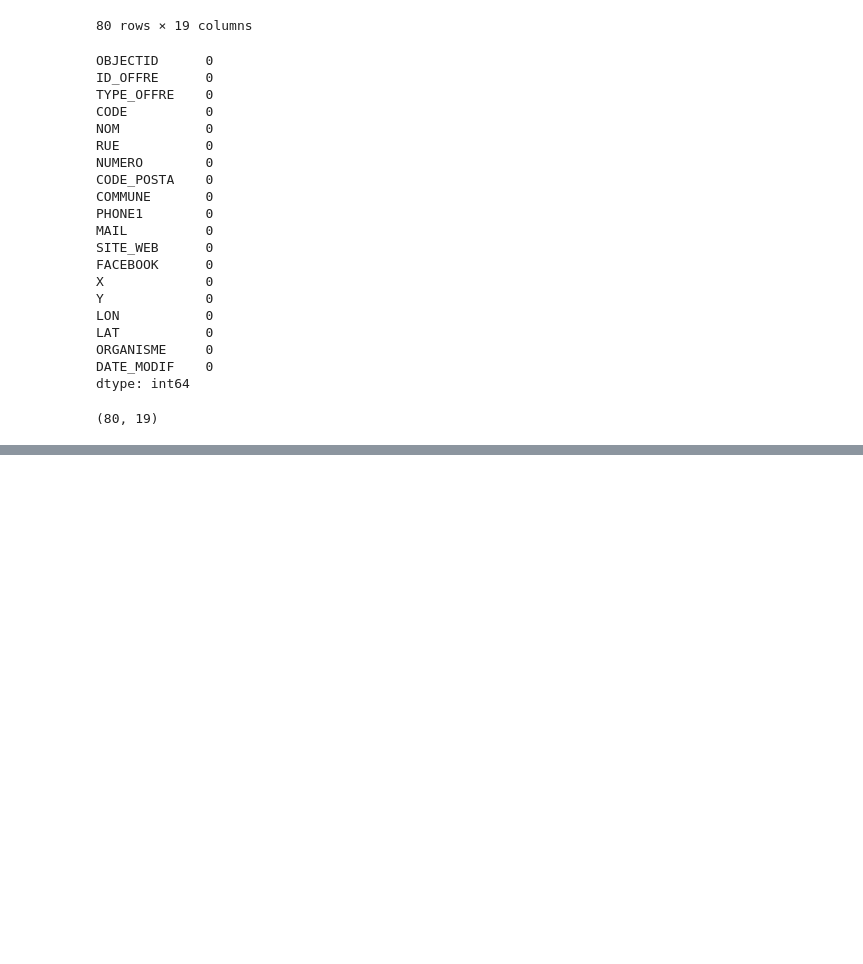
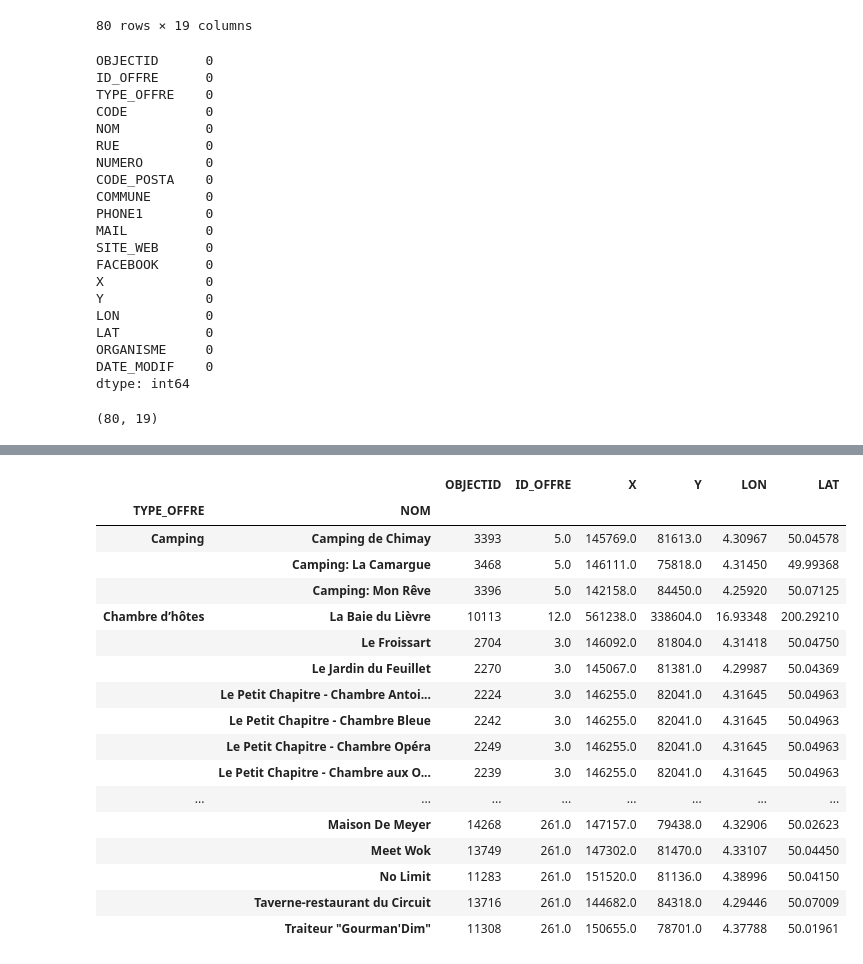
Before and after one commit to Dhaibuna/HackYourCity-Chimay-Ch4, a Jupyter notebook: walonnie.ipynb, the cells around one changed output, grey strips where cells are left out. Drawn from its saved outputs; the diff is of its cells as text; code cells hidden in the pictures; blank space fills up the shorter version.

```diff
--- a/walonnie.ipynb
+++ b/walonnie.ipynb
@@ -103,0 +121,26 @@ map_osm
+# %%
+# set des display options
+pd.options.display.max_columns = 20
+pd.options.display.max_rows = None
+# %%
+gb_df = df.groupby(["TYPE_OFFRE", "NOM"]).sum()
+gb_df
+# %% [output]
+|  |  | OBJECTID | ID_OFFRE | X | Y | LON | LAT |
+| TYPE_OFFRE | NOM |  |  |  |  |  |  |
+| Camping | Camping de Chimay | 3393 | 5.0 | 145769.0 | 81613.0 | 4.30967 | 50.04578 |
+|  | Camping: La Camargue | 3468 | 5.0 | 146111.0 | 75818.0 | 4.31450 | 49.99368 |
+|  | Camping: Mon Rêve | 3396 | 5.0 | 142158.0 | 84450.0 | 4.25920 | 50.07125 |
+| Chambre d’hôtes | La Baie du Lièvre | 10113 | 12.0 | 561238.0 | 338604.0 | 16.93348 | 200.29210 |
+|  | Le Froissart | 2704 | 3.0 | 146092.0 | 81804.0 | 4.31418 | 50.04750 |
+|  | Le Jardin du Feuillet | 2270 | 3.0 | 145067.0 | 81381.0 | 4.29987 | 50.04369 |
+|  | Le Petit Chapitre - Chambre Antoi... | 2224 | 3.0 | 146255.0 | 82041.0 | 4.31645 | 50.04963 |
+|  | Le Petit Chapitre - Chambre Bleue | 2242 | 3.0 | 146255.0 | 82041.0 | 4.31645 | 50.04963 |
+|  | Le Petit Chapitre - Chambre Opéra | 2249 | 3.0 | 146255.0 | 82041.0 | 4.31645 | 50.04963 |
+|  | Le Petit Chapitre - Chambre aux O... | 2239 | 3.0 | 146255.0 | 82041.0 | 4.31645 | 50.04963 |
+| ... | ... | ... | ... | ... | ... | ... | ... |
+|  | Maison De Meyer | 14268 | 261.0 | 147157.0 | 79438.0 | 4.32906 | 50.02623 |
+|  | Meet Wok | 13749 | 261.0 | 147302.0 | 81470.0 | 4.33107 | 50.04450 |
+|  | No Limit | 11283 | 261.0 | 151520.0 | 81136.0 | 4.38996 | 50.04150 |
+|  | Taverne-restaurant du Circuit | 13716 | 261.0 | 144682.0 | 84318.0 | 4.29446 | 50.07009 |
+|  | Traiteur "Gourman'Dim" | 11308 | 261.0 | 150655.0 | 78701.0 | 4.37788 | 50.01961 |
```
Also changed, not shown: parts of 9 cells of this notebook, 8 other files.
